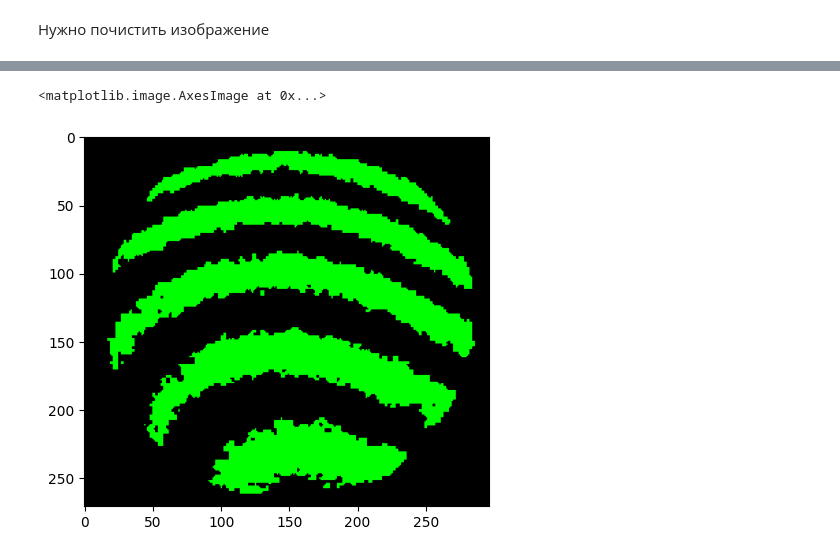
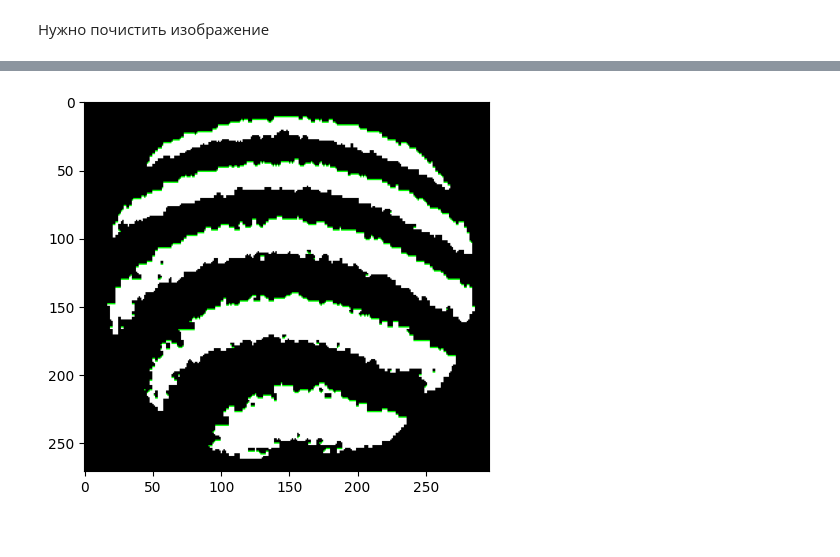
Before and after one commit to asmalcev/picture-curve-approximation, a Jupyter notebook: main.ipynb, the cells around one changed output, grey strips where cells are left out. Cells and saved outputs as stored; diff of their text form; code cells hidden in the pictures.

```diff
--- a/main.ipynb
+++ b/main.ipynb
@@ -34,13 +40,18 @@ for y in range(len(im2)):
 # %%
-for y in range(len(im2)):
-  for x in range(len(im2[0])):
-    is_prev_black = False if y == 0 else is_black(im2[y - 1][x])
-    is_curr_white = is_white(im2[y][x])
+im3 = np.copy(im2)
+
+curves_points = []
+
+for y in range(len(im3)):
+  for x in range(len(im3[0])):
+    is_prev_black = False if y == 0 else is_black(im3[y - 1][x])
+    is_curr_white = is_white(im3[y][x])
 
     if is_prev_black and is_curr_white:
-      im2[y][x] = [0, 1, 0, 1]
+      im3[y][x] = [0, 1, 0, 1]
+      curves_points.append([x, y])
 
-plt.imshow(im2)
+plt.imshow(im3)
+plt.show()
 # %% [output]
-<matplotlib.image.AxesImage at 0x...>
-[figure, old version]
+[figure, new version]
```
Also changed, not shown: parts of 3 cells of this notebook.
